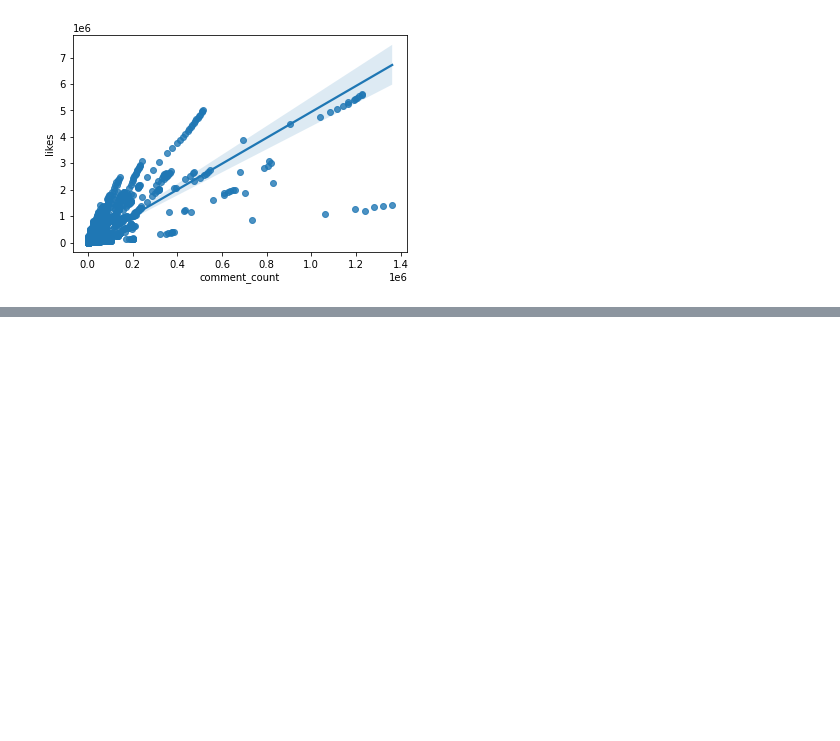
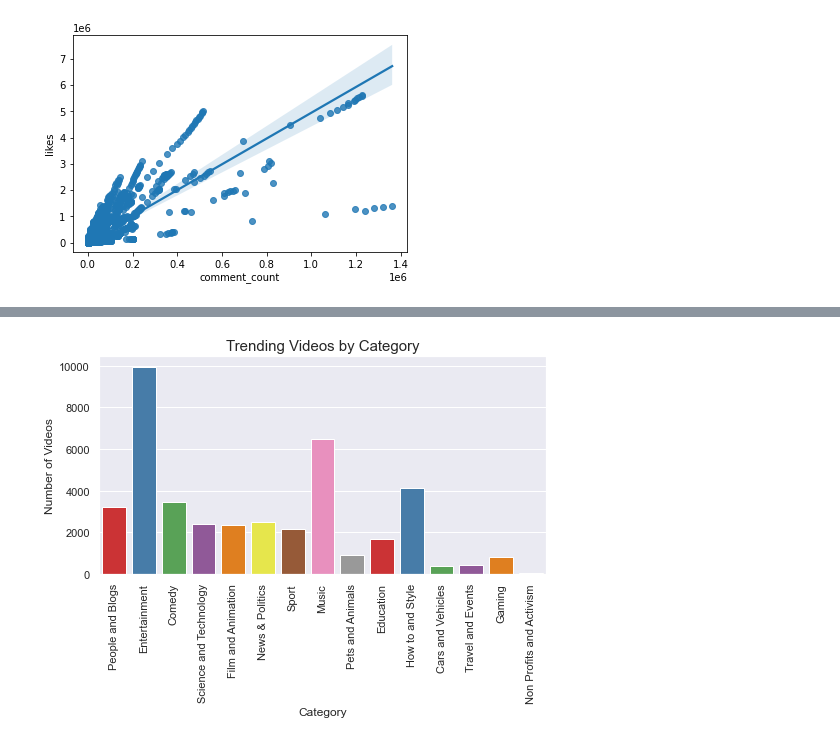
Before and after one commit to pyrogenix/131_finalproject, a Jupyter notebook: testing.ipynb, the cells around one changed output, grey strips where cells are left out. Drawn from its saved outputs; the diff is of its cells as text; code cells hidden in the pictures; blank space fills up the shorter version.

```diff
--- a/testing.ipynb
+++ b/testing.ipynb
@@ -69,0 +110,10 @@ sns.regplot(x, y)
+# %%
+cat = sns.countplot('cat_name', data=csv, palette="Set1")
+cat.set_xticklabels(cat.get_xticklabels(),rotation=45)
+cat.set_title("Trending Videos by Category", fontsize=15)
+cat.set_xlabel("Category", fontsize=12)
+cat.set_ylabel("Number of Videos", fontsize=12)
+cat.set_xticklabels(cat.get_xticklabels(),rotation = 90)
+sns.set(rc={"figure.figsize":(8, 4)})
+# %% [output]
+[figure, added]
```
Also changed, not shown: parts of 6 cells of this notebook, 1 other file.
